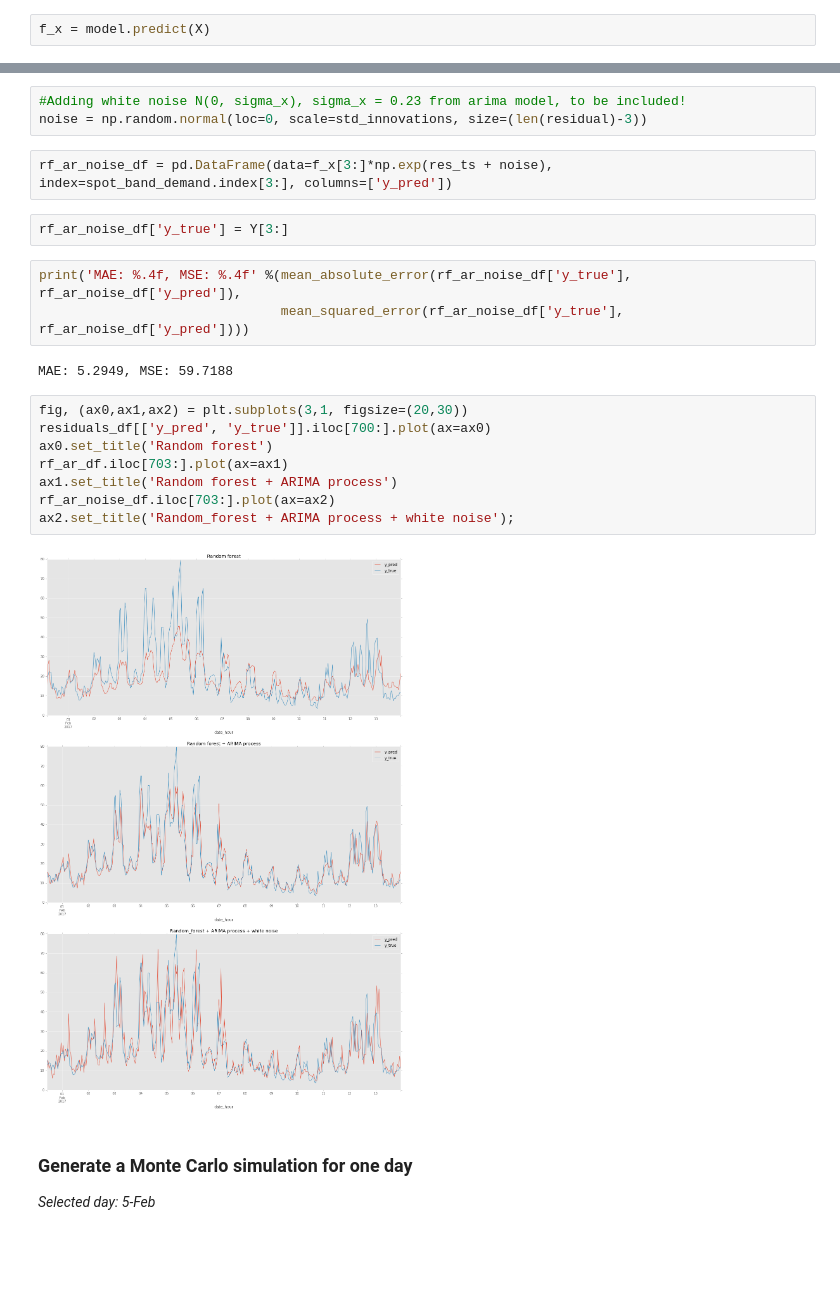
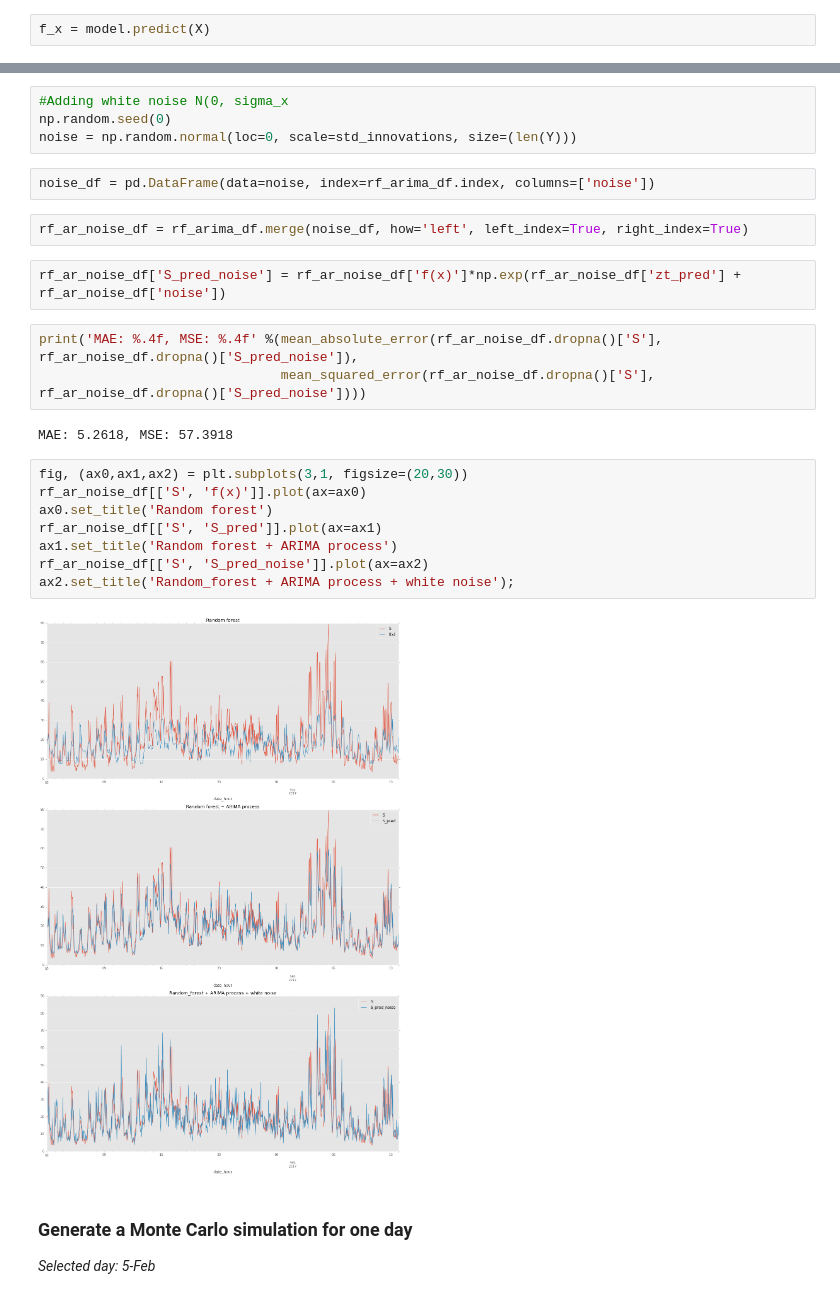
Before and after one commit to NonoMalpi/Secondary_band, a Jupyter notebook: Random_forest + ARIMA process for secondary band price.ipynb, the cells around one changed output, grey strips where cells are left out. Cells and saved outputs as stored; diff of their text form; blank space fills up the shorter version.

```diff
--- a/Random_forest + ARIMA process for secondary band price.ipynb
+++ b/Random_forest + ARIMA process for secondary band price.ipynb
@@ -151,25 +145,28 @@ MAE: 3.9348, MSE: 34.6644
 # %%
-#Adding white noise N(0, sigma_x), sigma_x = 0.23 from arima model, to be included!
-noise = np.random.normal(loc=0, scale=std_innovations, size=(len(residual)-3))
+#Adding white noise N(0, sigma_x
+np.random.seed(0)
+noise = np.random.normal(loc=0, scale=std_innovations, size=(len(Y)))
 # %%
-rf_ar_noise_df = pd.DataFrame(data=f_x[3:]*np.exp(res_ts + noise), index=spot_band_demand.index[3:], columns=['y_pred'])
+noise_df = pd.DataFrame(data=noise, index=rf_arima_df.index, columns=['noise'])
-# %%
-rf_ar_noise_df['y_true'] = Y[3:]
+# %%
+rf_ar_noise_df = rf_arima_df.merge(noise_df, how='left', left_index=True, right_index=True)
+# %%
+rf_ar_noise_df['S_pred_noise'] = rf_ar_noise_df['f(x)']*np.exp(rf_ar_noise_df['zt_pred'] + rf_ar_noise_df['noise'])
 # %%
-print('MAE: %.4f, MSE: %.4f' %(mean_absolute_error(rf_ar_noise_df['y_true'], rf_ar_noise_df['y_pred']),
-                               mean_squared_error(rf_ar_noise_df['y_true'], rf_ar_noise_df['y_pred'])))
+print('MAE: %.4f, MSE: %.4f' %(mean_absolute_error(rf_ar_noise_df.dropna()['S'], rf_ar_noise_df.dropna()['S_pred_noise']),
+                               mean_squared_error(rf_ar_noise_df.dropna()['S'], rf_ar_noise_df.dropna()['S_pred_noise'])))
 # %% [output]
-MAE: 5.2949, MSE: 59.7188
+MAE: 5.2618, MSE: 57.3918
 # %%
 fig, (ax0,ax1,ax2) = plt.subplots(3,1, figsize=(20,30))
-residuals_df[['y_pred', 'y_true']].iloc[700:].plot(ax=ax0)
+rf_ar_noise_df[['S', 'f(x)']].plot(ax=ax0)
 ax0.set_title('Random forest')
-rf_ar_df.iloc[703:].plot(ax=ax1)
+rf_ar_noise_df[['S', 'S_pred']].plot(ax=ax1)
 ax1.set_title('Random forest + ARIMA process')
-rf_ar_noise_df.iloc[703:].plot(ax=ax2)
+rf_ar_noise_df[['S', 'S_pred_noise']].plot(ax=ax2)
 ax2.set_title('Random_forest + ARIMA process + white noise');
 # %% [output]
-[figure, old version]
+[figure, new version]
 # %% [markdown]
 ### Generate a Monte Carlo simulation for one day
 *Selected day: 5-Feb*
```
Also changed, not shown: parts of 23 cells of this notebook, 2 other files.
